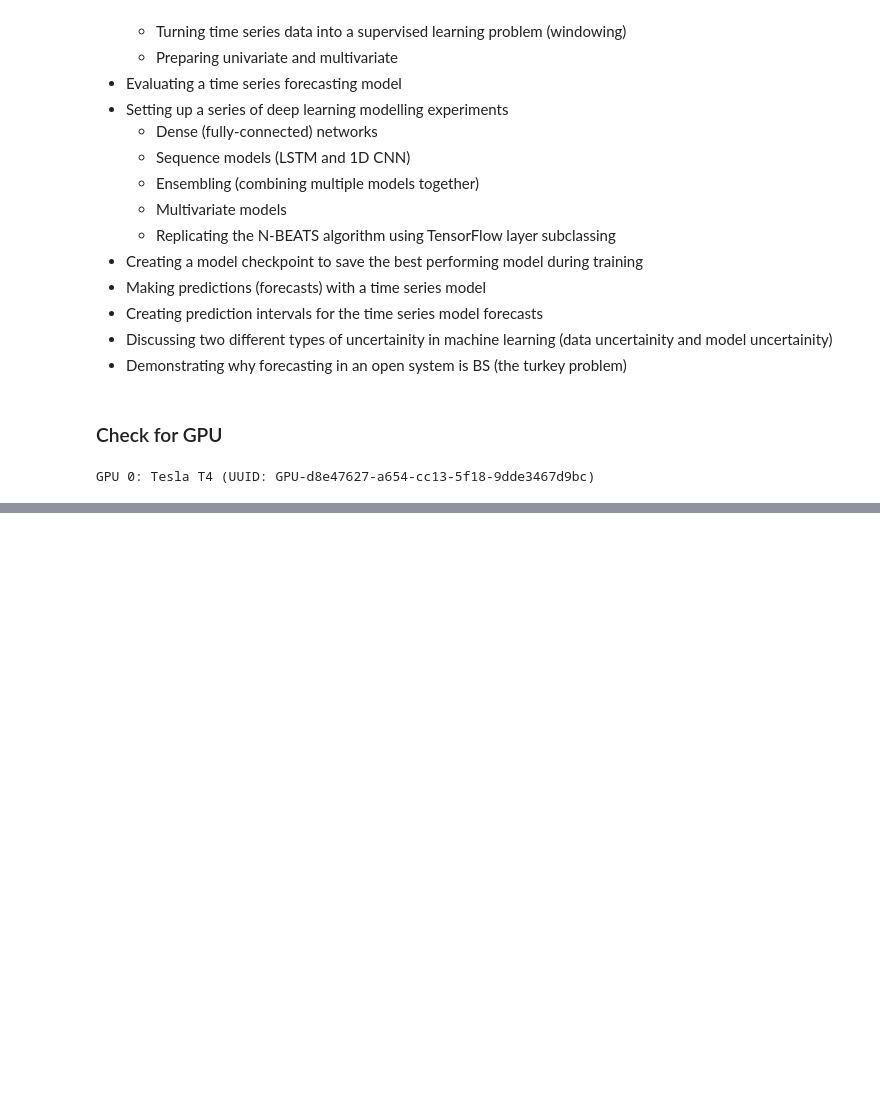
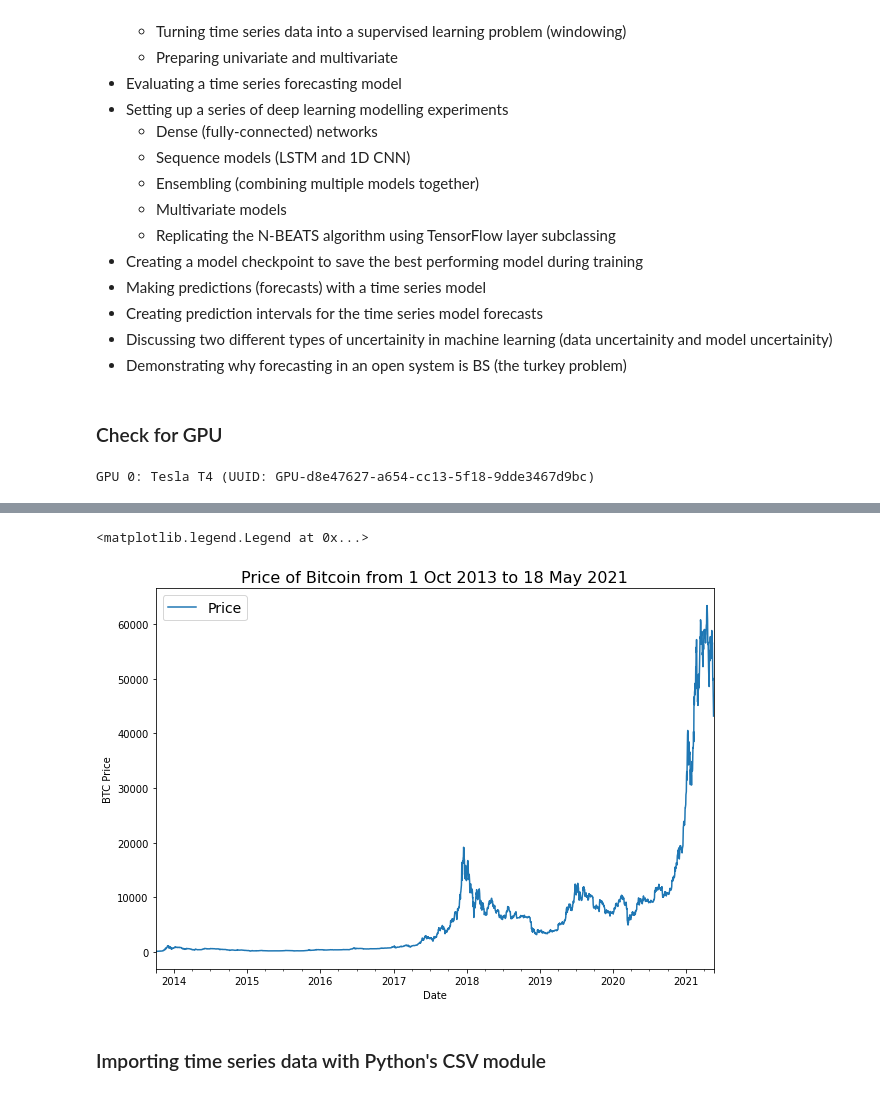
Before and after one commit to shubh-mishra/Time_Series_Forecasting-with-TensorFlow, a Jupyter notebook: TSF_with_TF.ipynb, the cells around one changed output, grey strips where cells are left out. Saved outputs shown, nothing was run; the diff lists cells and outputs as text; code cells hidden in the pictures; blank space fills up the shorter version.

Commit message:
Added: Get data

```diff
--- a/TSF_with_TF.ipynb
+++ b/TSF_with_TF.ipynb
@@ -31,0 +50,6 @@ GPU 0: Tesla T4 (UUID: GPU-d8e47627-a654-cc13-5f18-9dde3467d9bc)
+# %%
+# Import with pandas
+import pandas as pd
+df = pd.read_csv('/content/BTC_USD_2013-10-01_2021-05-18-CoinDesk.csv',
+                 parse_dates=['Date'],
+                 index_col=['Date'])
@@ -31,0 +85,4 @@ GPU 0: Tesla T4 (UUID: GPU-d8e47627-a654-cc13-5f18-9dde3467d9bc)
+# %%
+# Only want closing price for each day
+bitcoin_prices = pd.DataFrame(df['Closing Price (USD)']).rename(columns={'Closing Price (USD)': 'Price'})
+bitcoin_prices.head()
@@ -31,0 +97,12 @@ GPU 0: Tesla T4 (UUID: GPU-d8e47627-a654-cc13-5f18-9dde3467d9bc)
+# %%
+# Visulaizing data
+import matplotlib.pyplot as plt
+bitcoin_prices.plot(figsize=(10, 7))
+plt.ylabel('BTC Price')
+plt.title('Price of Bitcoin from 1 Oct 2013 to 18 May 2021', fontsize=16)
+plt.legend(fontsize=14)
+# %% [output]
+<matplotlib.legend.Legend at 0x...>
+[figure, added]
+# %% [markdown]
+### Importing time series data with Python's CSV module
```
Also changed, not shown: parts of 9 cells of this notebook.
